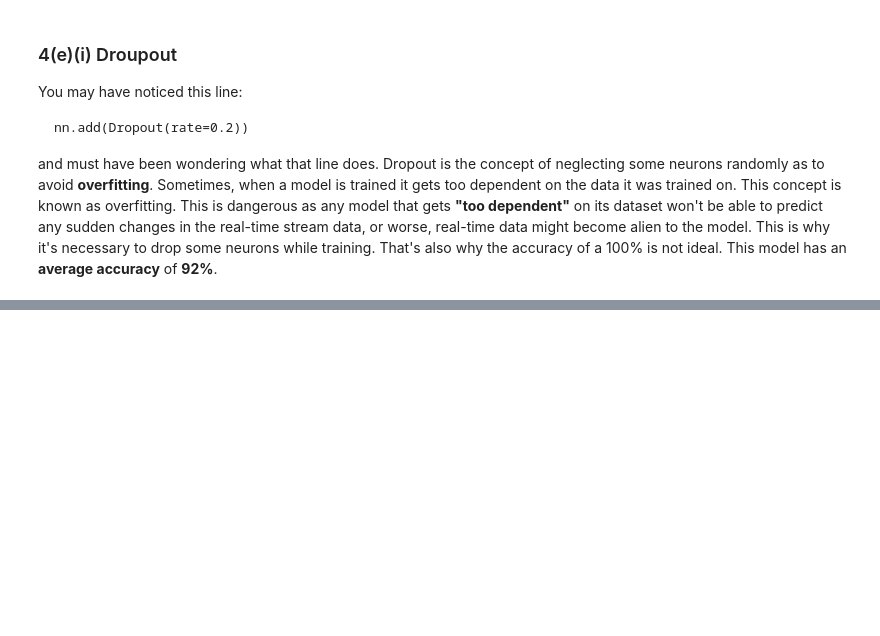
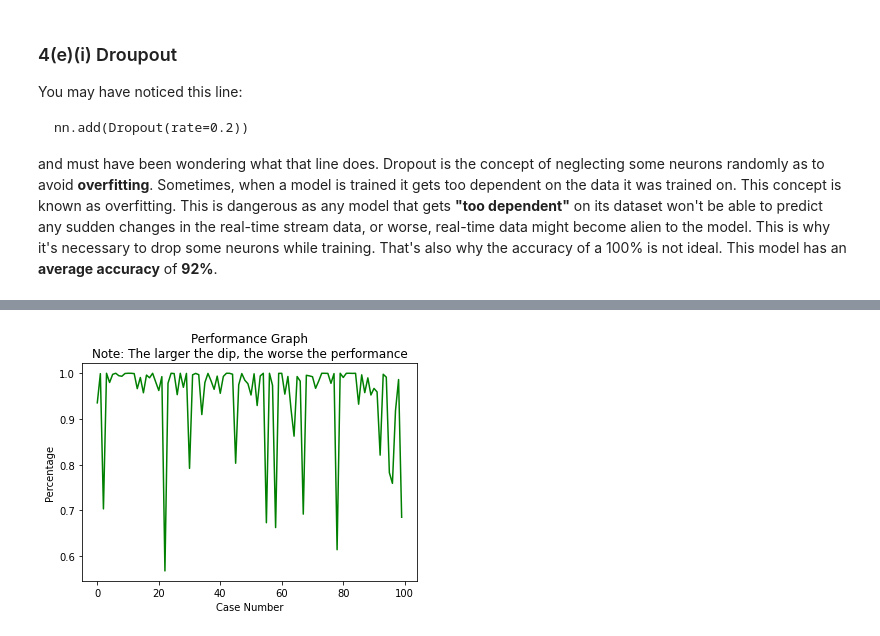
Before and after one commit to codemasterady/Phone-Price-Predictor, a Jupyter notebook: About_The_Model.ipynb, the cells around one changed output, grey strips where cells are left out. Drawn from its saved outputs; the diff is of its cells as text; code cells hidden in the pictures; blank space fills up the shorter version.

```diff
--- a/About_The_Model.ipynb
+++ b/About_The_Model.ipynb
@@ -150,0 +174,19 @@ and must have been wondering what that line does. Dropout is the concept of negl
+# %%
+test_set = pd.read_csv(
+    "test.csv")
+test_features = test_set.iloc[:, 1:].values
+test_features = scaler.fit_transform(test_features)
+y_pred = nn.predict(test_features)
+
+# Extracting y_pred
+list_of_preds_percentage = []
+list_of_selected_members = []
+for inner_list in y_pred:
+    prev_value = -1
+    selected_index = -1
+    for i in range(0, len(inner_list)):
+        if (inner_list[i] > prev_value):
+            prev_value = inner_list[i]
+            selected_index = i
+    list_of_preds_percentage.append(prev_value)
+    list_of_selected_members.append(selected_index)
@@ -150,0 +196,8 @@ and must have been wondering what that line does. Dropout is the concept of negl
+# %%
+plt.plot(list_of_preds_percentage[:100], color='green')
+plt.xlabel("Case Number")
+plt.ylabel("Percentage")
+plt.title("Performance Graph\nNote: The larger the dip, the worse the performance")
+plt.show()
+# %% [output]
+[figure, added]
```
Also changed, not shown: parts of 4 cells of this notebook, 3 other files.
